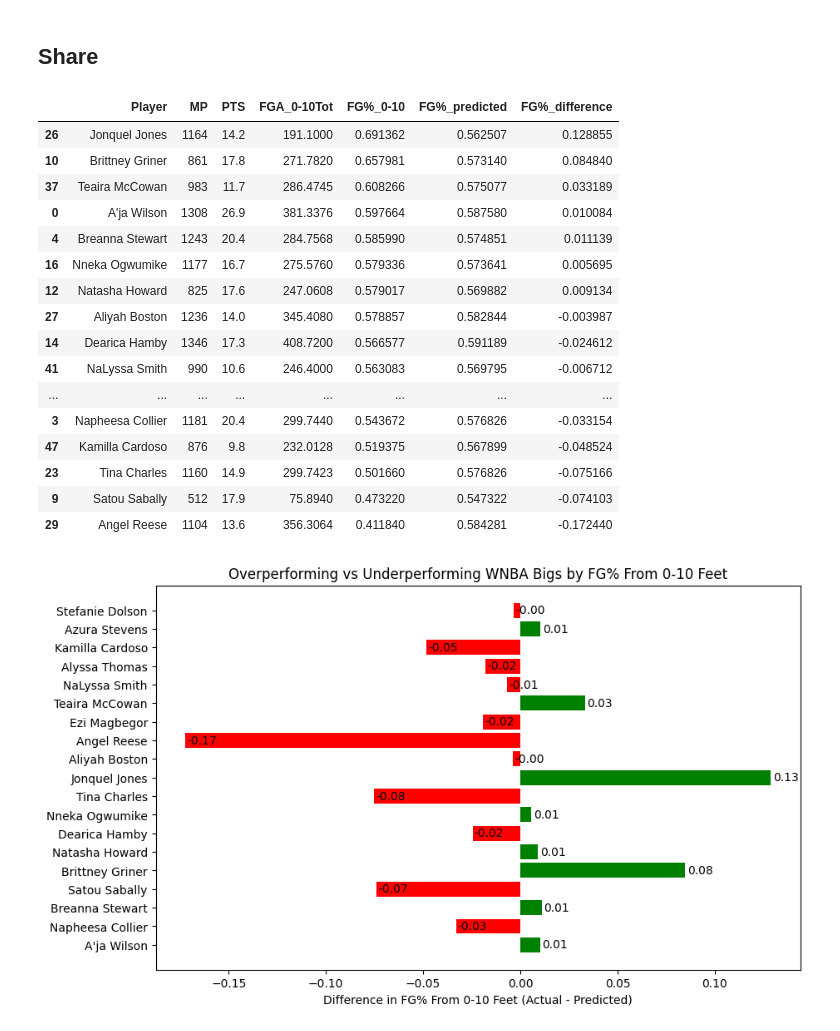
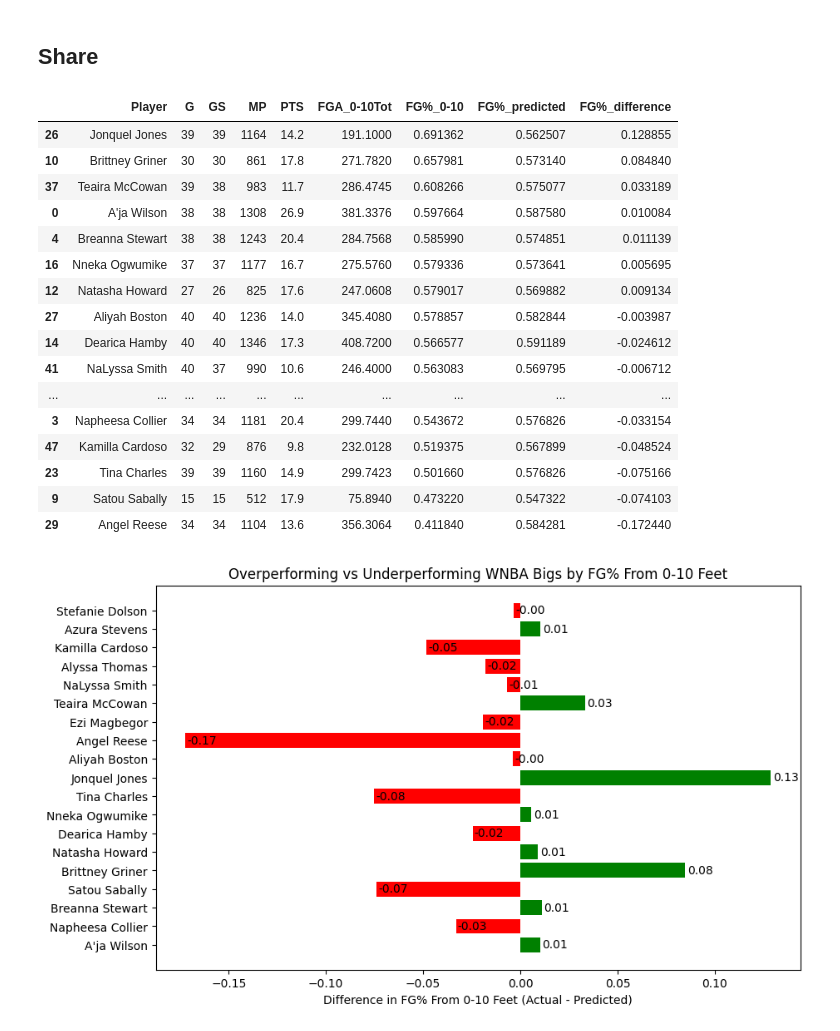
Before and after one commit to vtrackstar/Google-DA-Projects, a Jupyter notebook: 2024-wnba-bigs-linear-regression-and-kmeans.ipynb, the cells around one changed output. Drawn from its saved outputs; the diff is of its cells as text; code cells hidden in the pictures.

```diff
--- a/2024-wnba-bigs-linear-regression-and-kmeans.ipynb
+++ b/2024-wnba-bigs-linear-regression-and-kmeans.ipynb
@@ -173,25 +176,25 @@ Sbigs_stretch = bigstretch.sort_values(by='PTS', ascending=False)
 ## Share
 # %%
 overperformers = bigs.sort_values(by='FG%_0-10', ascending=False)
-overperformers[['Player', 'MP', 'PTS', 'FGA_0-10Tot', 'FG%_0-10', 'FG%_predicted', 'FG%_difference']]
+overperformers[['Player', 'G', 'GS', 'MP', 'PTS', 'FGA_0-10Tot', 'FG%_0-10', 'FG%_predicted', 'FG%_difference']]
 # %% [output]
-|  | Player | MP | PTS | FGA_0-10Tot | FG%_0-10 | FG%_predicted | FG%_difference |
-| 26 | Jonquel Jones | 1164 | 14.2 | 191.1000 | 0.691362 | 0.562507 | 0.128855 |
-| 10 | Brittney Griner | 861 | 17.8 | 271.7820 | 0.657981 | 0.573140 | 0.084840 |
-| 37 | Teaira McCowan | 983 | 11.7 | 286.4745 | 0.608266 | 0.575077 | 0.033189 |
-| 0 | A'ja Wilson | 1308 | 26.9 | 381.3376 | 0.597664 | 0.587580 | 0.010084 |
-| 4 | Breanna Stewart | 1243 | 20.4 | 284.7568 | 0.585990 | 0.574851 | 0.011139 |
-| 16 | Nneka Ogwumike | 1177 | 16.7 | 275.5760 | 0.579336 | 0.573641 | 0.005695 |
-| 12 | Natasha Howard | 825 | 17.6 | 247.0608 | 0.579017 | 0.569882 | 0.009134 |
-| 27 | Aliyah Boston | 1236 | 14.0 | 345.4080 | 0.578857 | 0.582844 | -0.003987 |
-| 14 | Dearica Hamby | 1346 | 17.3 | 408.7200 | 0.566577 | 0.591189 | -0.024612 |
-| 41 | NaLyssa Smith | 990 | 10.6 | 246.4000 | 0.563083 | 0.569795 | -0.006712 |
-| ... | ... | ... | ... | ... | ... | ... | ... |
-| 3 | Napheesa Collier | 1181 | 20.4 | 299.7440 | 0.543672 | 0.576826 | -0.033154 |
-| 47 | Kamilla Cardoso | 876 | 9.8 | 232.0128 | 0.519375 | 0.567899 | -0.048524 |
-| 23 | Tina Charles | 1160 | 14.9 | 299.7423 | 0.501660 | 0.576826 | -0.075166 |
-| 9 | Satou Sabally | 512 | 17.9 | 75.8940 | 0.473220 | 0.547322 | -0.074103 |
-| 29 | Angel Reese | 1104 | 13.6 | 356.3064 | 0.411840 | 0.584281 | -0.172440 |
+|  | Player | G | GS | MP | PTS | FGA_0-10Tot | FG%_0-10 | FG%_predicted | FG%_difference |
+| 26 | Jonquel Jones | 39 | 39 | 1164 | 14.2 | 191.1000 | 0.691362 | 0.562507 | 0.128855 |
+| 10 | Brittney Griner | 30 | 30 | 861 | 17.8 | 271.7820 | 0.657981 | 0.573140 | 0.084840 |
+| 37 | Teaira McCowan | 39 | 38 | 983 | 11.7 | 286.4745 | 0.608266 | 0.575077 | 0.033189 |
+| 0 | A'ja Wilson | 38 | 38 | 1308 | 26.9 | 381.3376 | 0.597664 | 0.587580 | 0.010084 |
+| 4 | Breanna Stewart | 38 | 38 | 1243 | 20.4 | 284.7568 | 0.585990 | 0.574851 | 0.011139 |
+| 16 | Nneka Ogwumike | 37 | 37 | 1177 | 16.7 | 275.5760 | 0.579336 | 0.573641 | 0.005695 |
+| 12 | Natasha Howard | 27 | 26 | 825 | 17.6 | 247.0608 | 0.579017 | 0.569882 | 0.009134 |
+| 27 | Aliyah Boston | 40 | 40 | 1236 | 14.0 | 345.4080 | 0.578857 | 0.582844 | -0.003987 |
+| 14 | Dearica Hamby | 40 | 40 | 1346 | 17.3 | 408.7200 | 0.566577 | 0.591189 | -0.024612 |
+| 41 | NaLyssa Smith | 40 | 37 | 990 | 10.6 | 246.4000 | 0.563083 | 0.569795 | -0.006712 |
+| ... | ... | ... | ... | ... | ... | ... | ... | ... | ... |
+| 3 | Napheesa Collier | 34 | 34 | 1181 | 20.4 | 299.7440 | 0.543672 | 0.576826 | -0.033154 |
+| 47 | Kamilla Cardoso | 32 | 29 | 876 | 9.8 | 232.0128 | 0.519375 | 0.567899 | -0.048524 |
+| 23 | Tina Charles | 39 | 39 | 1160 | 14.9 | 299.7423 | 0.501660 | 0.576826 | -0.075166 |
+| 9 | Satou Sabally | 15 | 15 | 512 | 17.9 | 75.8940 | 0.473220 | 0.547322 | -0.074103 |
+| 29 | Angel Reese | 34 | 34 | 1104 | 13.6 | 356.3064 | 0.411840 | 0.584281 | -0.172440 |
 # %%
 colors = np.where(bigs['FG%_difference'] > 0, 'green', 'red')
 
```
Also changed, not shown: parts of 8 cells of this notebook.
